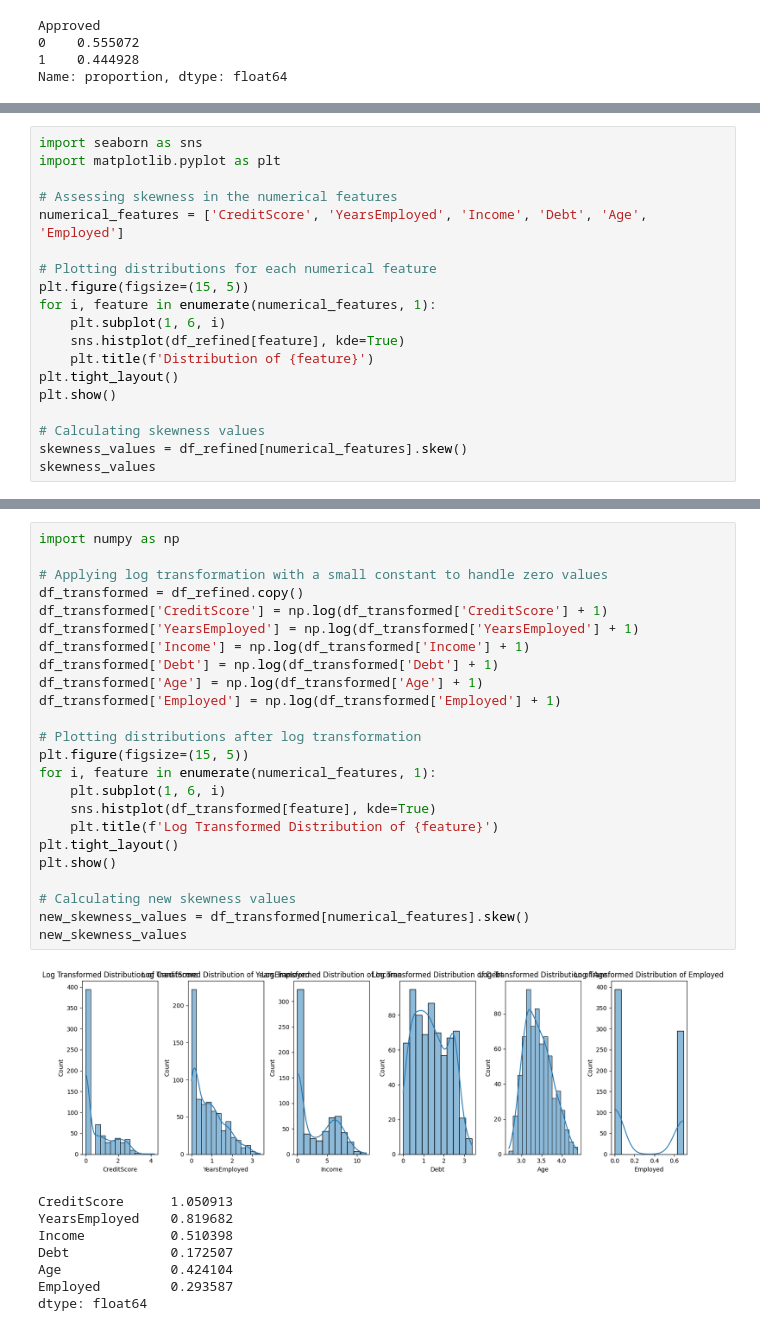
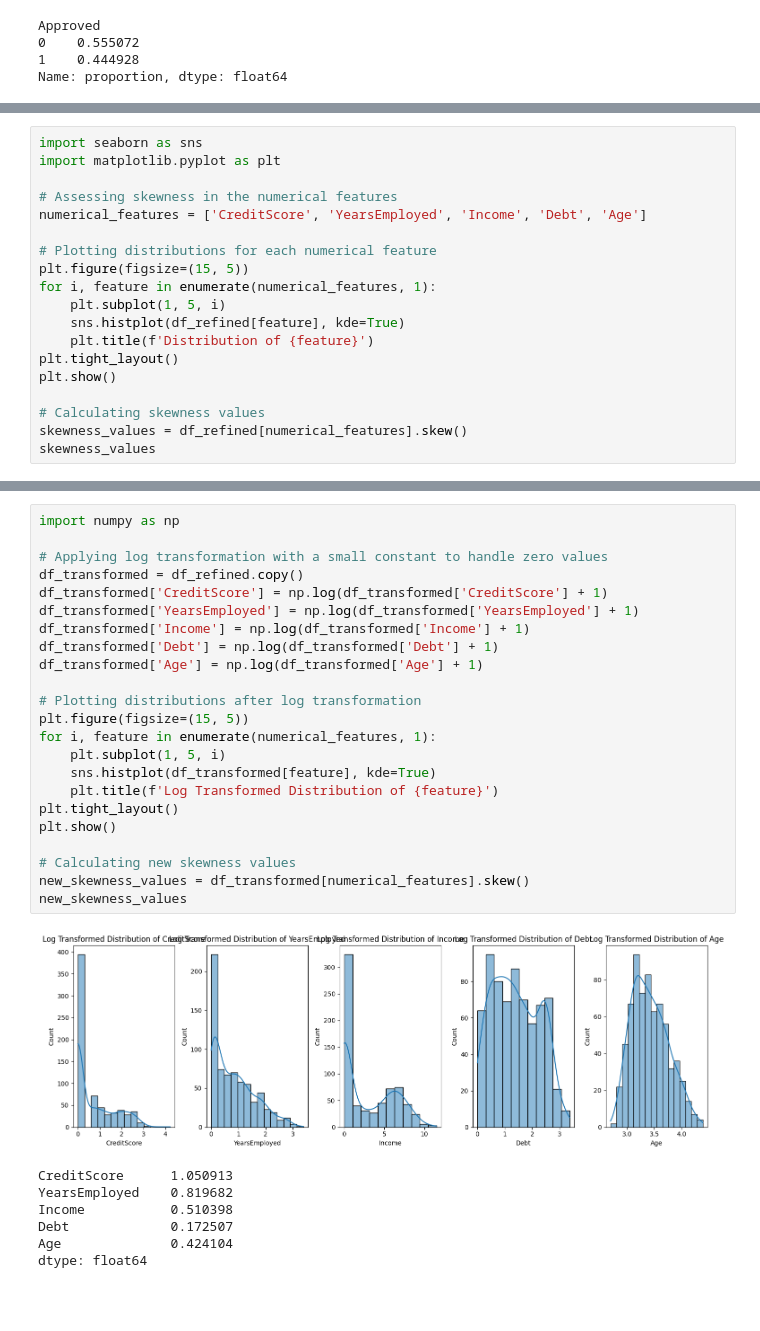
Before and after one commit to ZahirAhmadChaudhry/credit-cards-approval-classification-using-SVM, a Jupyter notebook: src/Data_Preprocessing.ipynb, the cells around one changed output, grey strips where cells are left out. Saved outputs shown, nothing was run; the diff lists cells and outputs as text; blank space fills up the shorter version.

```diff
--- a/src/Data_Preprocessing.ipynb
+++ b/src/Data_Preprocessing.ipynb
@@ -199,12 +246,12 @@ import seaborn as sns
 import matplotlib.pyplot as plt
 
 # Assessing skewness in the numerical features
-numerical_features = ['CreditScore', 'YearsEmployed', 'Income', 'Debt', 'Age', 'Employed']
+numerical_features = ['CreditScore', 'YearsEmployed', 'Income', 'Debt', 'Age']
 
 # Plotting distributions for each numerical feature
 plt.figure(figsize=(15, 5))
 for i, feature in enumerate(numerical_features, 1):
-    plt.subplot(1, 6, i)
+    plt.subplot(1, 5, i)
     sns.histplot(df_refined[feature], kde=True)
     plt.title(f'Distribution of {feature}')
 plt.tight_layout()
@@ -225,33 +275,31 @@ dtype: float64
 # %%
 import numpy as np
 
 # Applying log transformation with a small constant to handle zero values
 df_transformed = df_refined.copy()
 df_transformed['CreditScore'] = np.log(df_transformed['CreditScore'] + 1)
 df_transformed['YearsEmployed'] = np.log(df_transformed['YearsEmployed'] + 1)
 df_transformed['Income'] = np.log(df_transformed['Income'] + 1)
 df_transformed['Debt'] = np.log(df_transformed['Debt'] + 1)
 df_transformed['Age'] = np.log(df_transformed['Age'] + 1)
-df_transformed['Employed'] = np.log(df_transformed['Employed'] + 1)
 
 # Plotting distributions after log transformation
 plt.figure(figsize=(15, 5))
 for i, feature in enumerate(numerical_features, 1):
-    plt.subplot(1, 6, i)
+    plt.subplot(1, 5, i)
     sns.histplot(df_transformed[feature], kde=True)
     plt.title(f'Log Transformed Distribution of {feature}')
 plt.tight_layout()
 plt.show()
 
 # Calculating new skewness values
 new_skewness_values = df_transformed[numerical_features].skew()
 new_skewness_values
 # %% [output]
-[figure, old version]
+[figure, new version]
 CreditScore      1.050913
 YearsEmployed    0.819682
 Income           0.510398
 Debt             0.172507
 Age              0.424104
-Employed         0.293587
 dtype: float64
```
Also changed, not shown: parts of 21 cells of this notebook, 3 other files.
